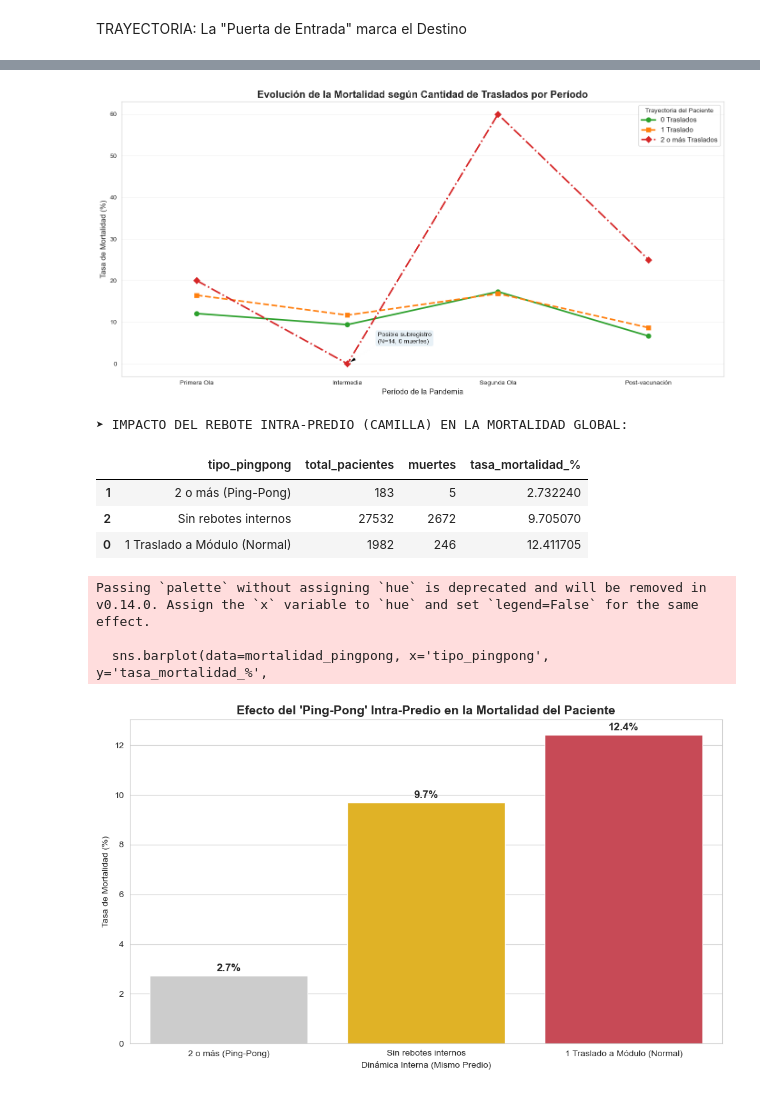
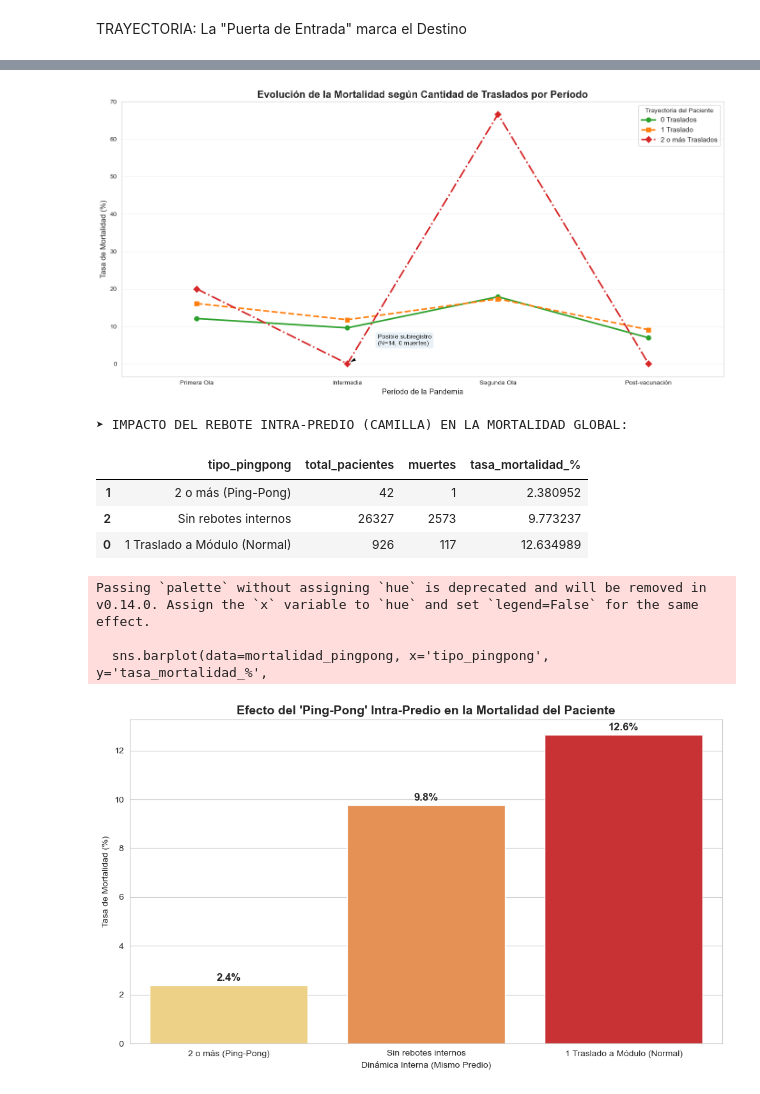
Before and after one commit to micagonzdark/RedesHospitales, a Jupyter notebook: JAIIO_notebooks/01_redes_basico.ipynb, the cells around one changed output, grey strips where cells are left out. Drawn from its saved outputs; the diff is of its cells as text; code cells hidden in the pictures.

```diff
--- a/JAIIO_notebooks/01_redes_basico.ipynb
+++ b/JAIIO_notebooks/01_redes_basico.ipynb
@@ -305,14 +320,11 @@ plt.show()
 # 7. GENERACIÓN DE TABLA RESUMEN (MÉTRICAS)
 # ==========================================
 
-
-
-df_traslados['es_ambulancia'] = df_traslados.apply(requiere_ambulancia, axis=1)
-
+df_aristas_traslados['es_ambulancia'] = df_aristas_traslados.apply(requiere_ambulancia, axis=1)
 
 
 # EJECUCIÓN SECCIÓN 7
-tabla_resumen = generar_tabla_resumen(pacientes, df_traslados, PERIODOS, hospitales_conocidos)
+tabla_resumen = generar_tabla_resumen(df_base, df_aristas_traslados, PERIODOS, hospitales_conocidos)
 display(tabla_resumen)
 exportar_tabla_estetica(tabla_resumen)
 # %% [output]
@@ -567,8 +602,15 @@ RED: Detectar Hospitales "Sumidero" (Destino Final) vs "Distribuidores" (Triaje)
 # %%
 # 10. ANÁLISIS DE RED: ROLES DE LOS HOSPITALES (Sumideros vs Distribuidores)
 # =============================================================================
+
+# 0. Calculamos si el traslado requirió ambulancia (si tenés tu función requiere_ambulancia definida)
+# Si ya la tenías calculada en celdas anteriores, esta línea no hace daño:
+if 'es_ambulancia' not in df_aristas_traslados.columns:
+    df_aristas_traslados['es_ambulancia'] = df_aristas_traslados.apply(requiere_ambulancia, axis=1)
+
 # 1. Nos quedamos SOLAMENTE con los traslados reales por la red (fuera del predio)
-df_red_real = df_eventos_traslados[df_eventos_traslados['es_ambulancia'] == True].copy()
+# USAMOS EL NUEVO NOMBRE: df_aristas_traslados
+df_red_real = df_aristas_traslados[df_aristas_traslados['es_ambulancia'] == True].copy()
 
 # 2. Limpieza de nodos basura (eliminamos el hospital '0' o vacíos)
 nodos_basura = [0, '0', 'nan', 'NaN']
@@ -582,10 +624,6 @@ egresos_red = df_red_real.groupby('hospital_ingreso').size().reset_index(name='e
 # 4. Unificamos
 roles_red = pd.merge(ingresos_red, egresos_red, left_on='hospital_destino', right_on='hospital_ingreso', how='outer').fillna(0)
 roles_red['hospital'] = roles_red['hospital_destino'].combine_first(roles_red['hospital_ingreso'])
-
-## NO SIRVE PORQUE HAY HOSPITALES CON MUY POCOS PACIENTES EN TOTAL. USAREMOS EL INDICE DE ASIMETRIA
-# Índice de Flujo: Recibidos / (Enviados + 1 para evitar division por cero)
-# roles_red['indice_flujo'] = roles_red['recibidos'] / (roles_red['enviados'] + 1)
 
 # 5. NUEVAS MÉTRICAS: Volumen y Asimetría
 roles_red['volumen_total'] = roles_red['recibidos'] + roles_red['enviados']
@@ -624,7 +662,13 @@ display(roles_filtrado.tail(5))
 # %%
 # 10bis. ANÁLISIS DE RED: EVOLUCIÓN DEL ÍNDICE DE ASIMETRÍA POR PERÍODO
 # =============================================================================
-df_red_real = df_eventos_traslados[df_eventos_traslados['es_ambulancia'] == True].copy()
+
+# Asegurarnos de que existe la columna es_ambulancia
+if 'es_ambulancia' not in df_aristas_traslados.columns:
+    df_aristas_traslados['es_ambulancia'] = df_aristas_traslados.apply(requiere_ambulancia, axis=1)
+
+# USAMOS EL NUEVO NOMBRE: df_aristas_traslados
+df_red_real = df_aristas_traslados[df_aristas_traslados['es_ambulancia'] == True].copy()
 nodos_basura = [0, '0', 'nan', 'NaN']
 df_red_real = df_red_real[~df_red_real['hospital_ingreso'].isin(nodos_basura)]
 df_red_real = df_red_real[~df_red_real['hospital_destino'].isin(nodos_basura)]
@@ -1011,11 +1097,11 @@ display(casos_raros.groupby('hospital_origen').size().reset_index(name='paciente
 # %%
-# =============================================================================
 # 14.B GRÁFICO DE EVOLUCIÓN (VERSIÓN LÍNEAS / POINTPLOT)
 # =============================================================================
 fig, ax = plt.subplots(figsize=(14, 7))
 
 # Usamos pointplot en lugar de barplot
-sns.pointplot(data=mortalidad_periodo[mortalidad_periodo['total'] > 0],
+# ACÁ ESTABA EL ERROR: Cambiamos 'total' por 'total_pacientes'
+sns.pointplot(data=mortalidad_periodo[mortalidad_periodo['total_pacientes'] > 0],
               x='periodo_ingreso',
               y='tasa_mortalidad_%',
               hue='categoria_saltos',
@@ -1041,19 +1127,24 @@ ax.annotate('Posible subregistro\n(N=14, 0 muertes)',
 plt.tight_layout()
 plt.show()
 # %% [output]
-[figure, old version]
+[figure, new version]
 # %%
-# =============================================================================
 # 15. ANÁLISIS DEL PACIENTE: EL FENÓMENO DEL "PING-PONG" INTRA-PREDIO
 # =============================================================================
+
+# 0. Asegurarnos de que existe la columna es_ambulancia (por seguridad)
+if 'es_ambulancia' not in df_aristas_traslados.columns:
+    df_aristas_traslados['es_ambulancia'] = df_aristas_traslados.apply(requiere_ambulancia, axis=1)
+
 # 1. Filtramos SOLAMENTE los traslados que NO fueron en ambulancia (Intra-predio / Camilla)
-df_camilla = df_eventos_traslados[df_eventos_traslados['es_ambulancia'] == False].copy()
+# USAMOS EL NOMBRE NUEVO: df_aristas_traslados
+df_camilla = df_aristas_traslados[df_aristas_traslados['es_ambulancia'] == False].copy()
 
 # 2. Contamos cuántos rebotes internos tuvo cada paciente
 rebotes_internos = df_camilla.groupby('paciente_id').size().reset_index(name='cantidad_rebotes_internos')
 
-# 3. Lo unimos a nuestro DF maestro de pacientes
-df_pacientes_pingpong = df_pacientes_final.merge(rebotes_internos, on='paciente_id', how='left')
+# 3. Lo unimos a nuestro DF maestro de pacientes (USAMOS df_pacientes_trayectorias)
+df_pacientes_pingpong = df_pacientes_trayectorias.merge(rebotes_internos, on='paciente_id', how='left')
 df_pacientes_pingpong['cantidad_rebotes_internos'] = df_pacientes_pingpong['cantidad_rebotes_internos'].fillna(0).astype(int)
 
 # 4. Creamos la categoría de análisis
@@ -1073,36 +1164,37 @@ mortalidad_pingpong = df_pacientes_pingpong.groupby('tipo_pingpong').agg(
     muertes=('motivo_fin_caso', lambda x: (x == 'muerte').sum())
 ).reset_index()
 
 mortalidad_pingpong['tasa_mortalidad_%'] = (mortalidad_pingpong['muertes'] / mortalidad_pingpong['total_pacientes']) * 100
 
 # Ordenamos para visualizar mejor
 mortalidad_pingpong = mortalidad_pingpong.sort_values('tasa_mortalidad_%')
 
 print("➤ IMPACTO DEL REBOTE INTRA-PREDIO (CAMILLA) EN LA MORTALIDAD GLOBAL:")
 display(mortalidad_pingpong)
 
 # Graficamos
 fig, ax = plt.subplots(figsize=(10, 6))
+# Usamos un degradado de colores para enfatizar el aumento de riesgo
 sns.barplot(data=mortalidad_pingpong, x='tipo_pingpong', y='tasa_mortalidad_%',
-            palette=['#cccccc', '#ffc107', '#dc3545'], ax=ax)
+            palette='YlOrRd', ax=ax)
 
 ax.set_title("Efecto del 'Ping-Pong' Intra-Predio en la Mortalidad del Paciente", fontsize=14, fontweight='bold')
 ax.set_xlabel("Dinámica Interna (Mismo Predio)")
 ax.set_ylabel("Tasa de Mortalidad (%)")
 
 for container in ax.containers:
     ax.bar_label(container, fmt='%.1f%%', padding=3, fontsize=12, fontweight='bold')
 
 plt.tight_layout()
 plt.show()
 # %% [output]
 ➤ IMPACTO DEL REBOTE INTRA-PREDIO (CAMILLA) EN LA MORTALIDAD GLOBAL:
 |  | tipo_pingpong | total_pacientes | muertes | tasa_mortalidad_% |
-| 1 | 2 o más (Ping-Pong) | 183 | 5 | 2.732240 |
-| 2 | Sin rebotes internos | 27532 | 2672 | 9.705070 |
-| 0 | 1 Traslado a Módulo (Normal) | 1982 | 246 | 12.411705 |
+| 1 | 2 o más (Ping-Pong) | 42 | 1 | 2.380952 |
+| 2 | Sin rebotes internos | 26327 | 2573 | 9.773237 |
+| 0 | 1 Traslado a Módulo (Normal) | 926 | 117 | 12.634989 |
 Passing `palette` without assigning `hue` is deprecated and will be removed in v0.14.0. Assign the `x` variable to `hue` and set `legend=False` for the same effect.
 
   sns.barplot(data=mortalidad_pingpong, x='tipo_pingpong', y='tasa_mortalidad_%',
-[figure, old version]
+[figure, new version]
 # %%
```
Also changed, not shown: parts of 16 cells of this notebook, 8 other files.
